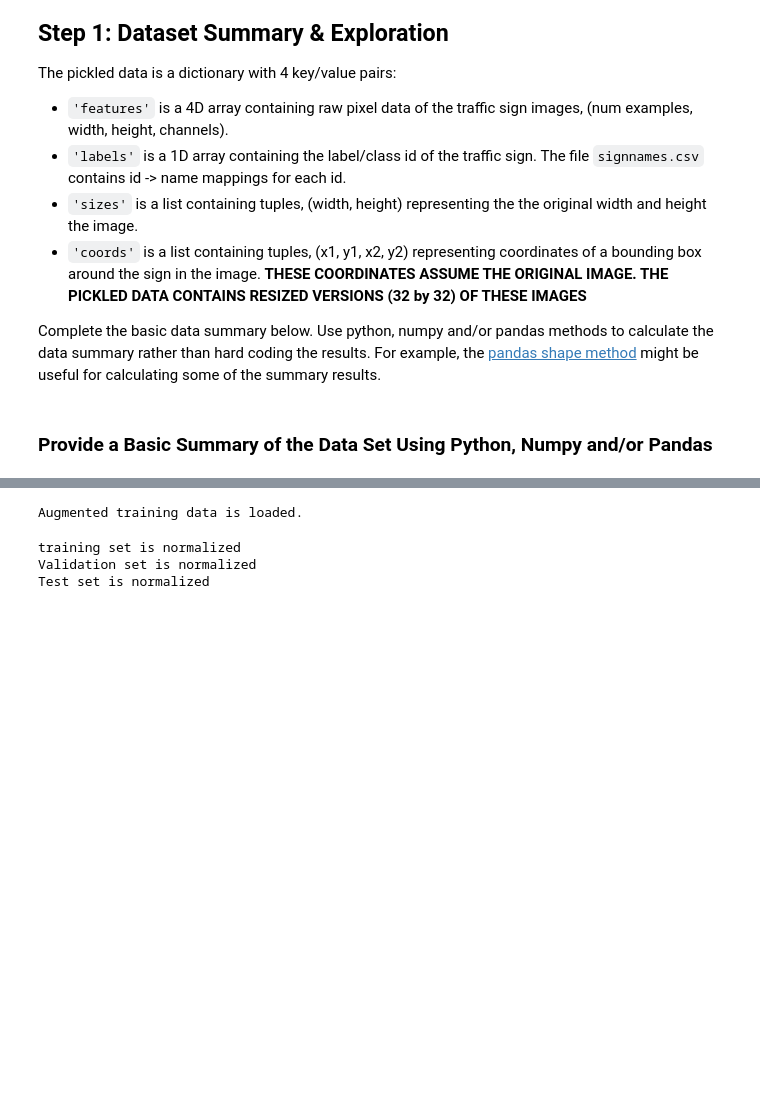
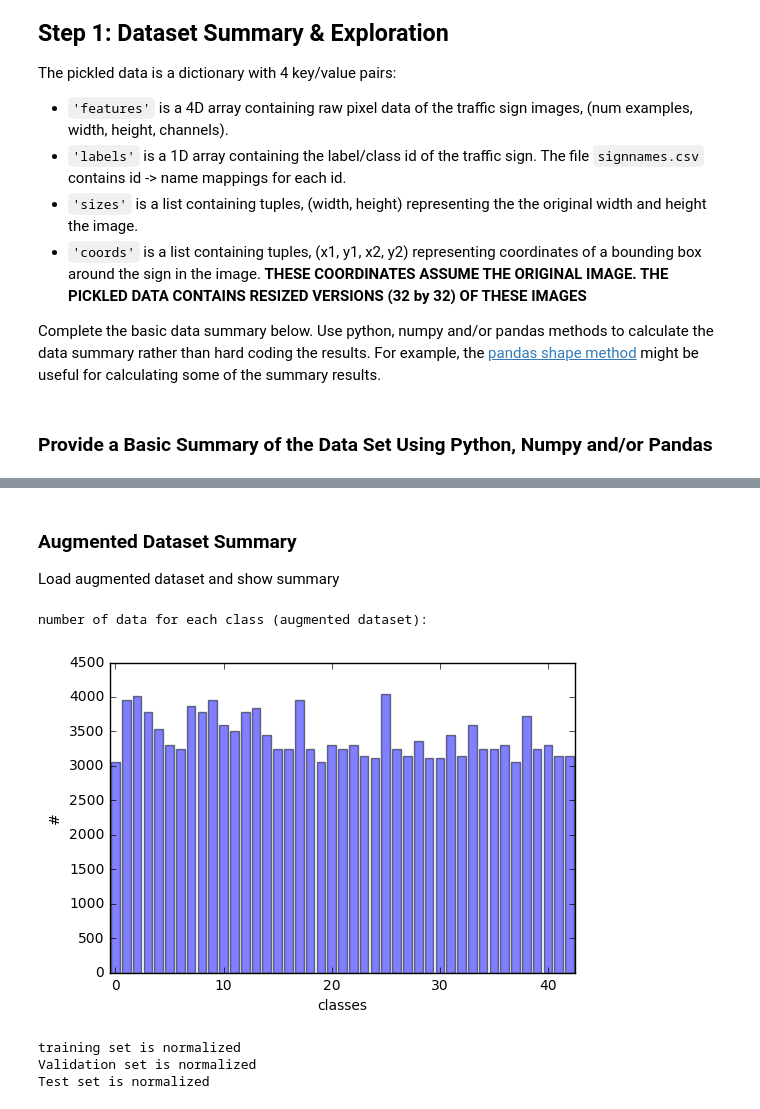
Before and after one commit to hayoung-kim/Perception-for-Self-driving, a Jupyter notebook: Traffic-Sign-Classifier/Traffic_Sign_Classifier.ipynb, the cells around one changed output, grey strips where cells are left out. Cells and saved outputs as stored; diff of their text form; code cells hidden in the pictures; blank space fills up the shorter version.

```diff
--- a/Traffic-Sign-Classifier/Traffic_Sign_Classifier.ipynb
+++ b/Traffic-Sign-Classifier/Traffic_Sign_Classifier.ipynb
@@ -255,20 +200,29 @@ if generate_distorted_images == True:
 
     print("augmented training images are generated.")
     print("%d -> %d" %(X_train.shape[0], X_train_augmented.shape[0]))
-# %%
-# save augmented training set as file
-if generate_distorted_images == True:
-    np.save('X_train_augmented', X_train_augmented)
-    np.save('y_train_augmented', y_train_augmented)
-    print('Augmented training data is saved.')
-
-# load augmented training set as file
-if use_augmented_training_set == True:
-    X_train = np.load('X_train_augmented.npy')
-    y_train = np.load('y_train_augmented.npy')
-    print('Augmented training data is loaded.')
-# %% [output]
-Augmented training data is loaded.
+# %%
+if generate_distorted_images == True:
+    # make dictionary
+    train_augmented = {'features': X_train_augmented, 'labels': y_train_augmented}
+
+    # save augmented training dataset
+    adata_name = "train_aug.p"
+    with open(adata_name, "wb") as f:
+        pickle.dump(train_augmented, f)
+# %% [markdown]
+### Augmented Dataset Summary
+Load augmented dataset and show summary
+# %%
+with open("train_aug.p", mode="rb") as f:
+    train = pickle.load(f)
+
+X_train, y_train = train['features'], train['labels']
+# %%
+print('number of data for each class (augmented dataset):')
+show_dataset_summary(train)
+# %% [output]
+number of data for each class (augmented dataset):
+[figure, added]
 # %%
 # normalize images into [-0.5, 0.5]
 # after normalization, images become float64 type.
```
Also changed, not shown: parts of 48 cells of this notebook, 2 other files.
